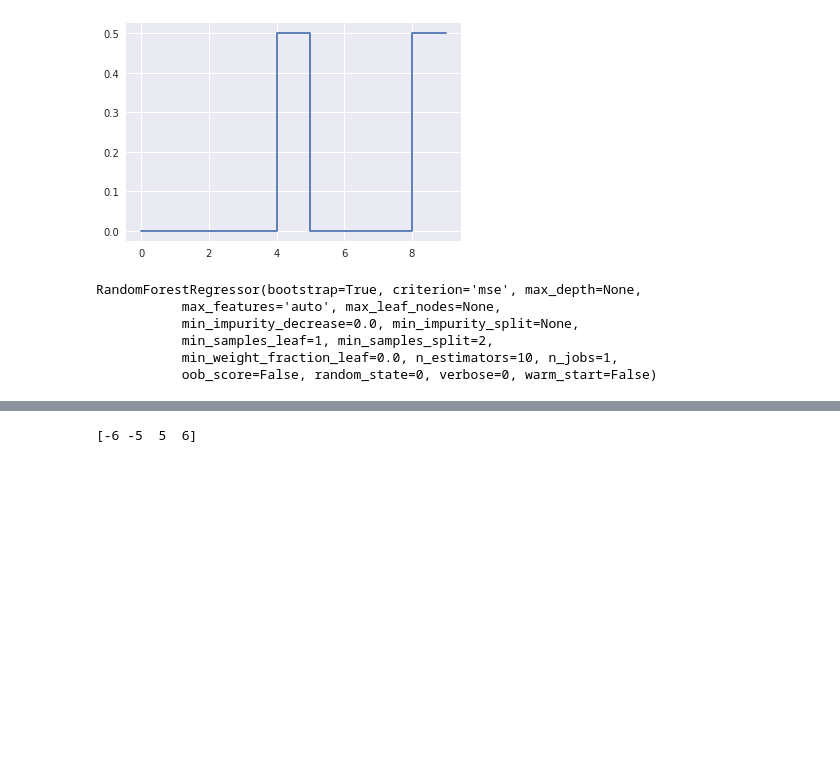
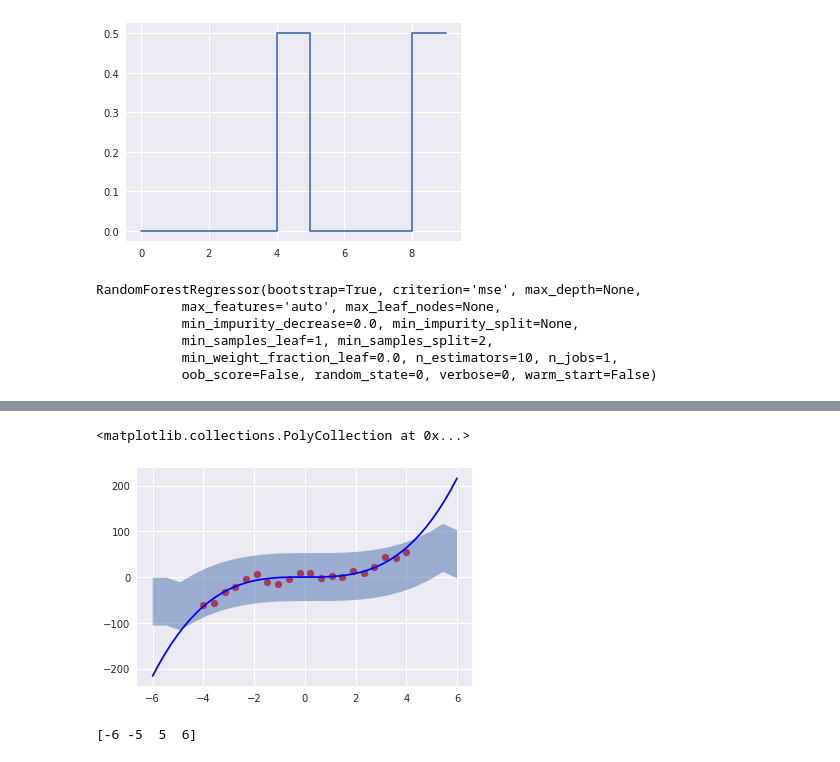
Before and after one commit to SushmaDG/LA_Assignments, a Jupyter notebook: 07/RandomForest_Classifier.ipynb, the cells around one changed output, grey strips where cells are left out. Drawn from its saved outputs; the diff is of its cells as text; code cells hidden in the pictures; blank space fills up the shorter version.

```diff
--- a/07/RandomForest_Classifier.ipynb
+++ b/07/RandomForest_Classifier.ipynb
@@ -227,3 +297,28 @@ RandomForestRegressor(bootstrap=True, criterion='mse', max_depth=None,
            min_samples_leaf=1, min_samples_split=2,
            min_weight_fraction_leaf=0.0, n_estimators=10, n_jobs=1,
            oob_score=False, random_state=0, verbose=0, warm_start=False)
+# %%
+extra_values = np.hstack(((np.arange(-6,-4)), np.arange(5,7)))
+# print(extra_values)
+# extra_predictions = crf.predict(extra_values.reshape(-1,1))
+
+estimated_y = []
+for i in range(len(crf.estimators_)):
+    estimated_y.append(crf.estimators_[i].predict(extra_values.reshape(-1,1)))
+
+
+estimated_y = np.array(estimated_y)
+
+y_predict = np.vstack((extra_predictions[0:2][np.newaxis].T,x_train**3,extra_predictions[2:3][np.newaxis].T))
+t = np.mean(y_predict, axis =1)
+print estimated_y
+variance = np.var(estimated_y)
+print variance
+var = []
+for i in range(len(estimated_y)):
+    var.append(np.var(estimated_y[i]))
+mean_val = np.mean(estimated_y, axis=1)
+# var1 = np.var(estimated_y[0])
+# var2 = np.var(estimated_y[1])
+# var3 = np.var(estimated_y[2])
+#mean_val
@@ -230,3 +337,15 @@ RandomForestRegressor(bootstrap=True, criterion='mse', max_depth=None,
+# %%
+#Ground truth
+x_true = np.linspace(-6,6)
+y_true = x_true**3
+
+plt.scatter(x_train,y_train, color='r')
+plt.plot(x_true,y_true,'b')
+
+plt.fill_between(np.linspace(-6,6,23), t.reshape(-1)+np.sqrt(variance), t.reshape(-1)-np.sqrt(variance), alpha=0.5 )
+# %% [output]
+<matplotlib.collections.PolyCollection at 0x...>
+[figure, added]
 # %%
 extra_values = np.hstack(((np.arange(-6,-4)), np.arange(5,7)))
 print(extra_values)
```
Also changed, not shown: parts of 18 cells of this notebook, 9 other files.
